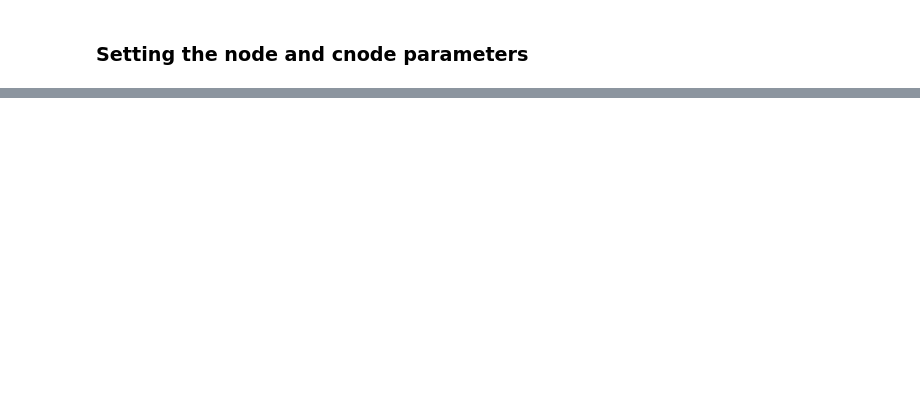
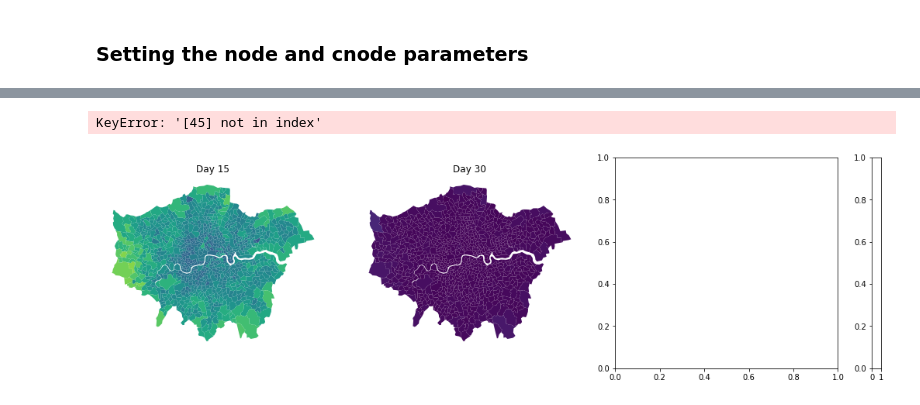
Before and after one commit to lukastk/PyRossGeo, a Jupyter notebook: examples/ex6-london-simulation/london-simulation.ipynb, the cells around one changed output, grey strips where cells are left out. Cells and saved outputs as stored; diff of their text form; code cells hidden in the pictures; blank space fills up the shorter version.

```diff
--- a/examples/ex6-london-simulation/london-simulation.ipynb
+++ b/examples/ex6-london-simulation/london-simulation.ipynb
@@ -170,0 +407,35 @@ for home, age, O, seed_quantity in seed_pop:
+# %%
+# Reproduce the node table (copied from "London Commute Network.ipynb")
+boroughs = ["City of London", "Camden", "Greenwich", "Hackney", "Hammersmith and Fulham", "Islington", "Kensington and Chelsea",
+            "Lambeth", "Lewisham", "Southwark", "Tower Hamlets", "Wandsworth", "Westminster", "Barking and Dagenham", "Barnet", "Bexley", "Brent",
+            "Bromley", "Croydon", "Ealing", "Enfield", "Haringey", "Harrow", "Havering", "Hillingdon", "Hounslow", "Kingston upon Thames",
+            "Merton", "Newham", "Redbridge", "Richmond upon Thames", "Sutton", "Waltham Forest"]
+msoa_to_lad = pd.read_csv('london_geo/data/PCD_OA_LSOA_MSOA_LAD_FEB20_UK_LU.csv', encoding="latin_1")
+lads_london = msoa_to_lad[msoa_to_lad.ladnm.isin(boroughs).fillna(False)][['ladcd']].drop_duplicates().rename(columns={'ladcd':'lad'})
+msoas_london = msoa_to_lad[msoa_to_lad.ladnm.isin(boroughs).fillna(False)][['msoa11cd']].drop_duplicates().rename(columns={'msoa11cd':'msoa'})
+
+age_commute_table = pd.read_csv("london_geo/data/wu02ew_msoa.csv")
+londoners_work_london = age_commute_table[age_commute_table['Area of residence'].isin(msoas_london.msoa)]
+londoners_work_london = londoners_work_london[londoners_work_london['Area of workplace'].isin(msoas_london.msoa)]
+londoners_work_london = londoners_work_london.rename(columns={'All categories: Age 16 and over':'All Ages'})
+node_table = londoners_work_london[['Area of residence']].drop_duplicates().reset_index(drop=True).rename(columns={'Area of residence':'msoa'})
+node_table['NodeIndex'] = node_table.index
+# %%
+sir_data = np.zeros( (location_data.shape[0],location_data.shape[1], 3, location_data.shape[3]) )
+sir_data[:,:,0,:] = location_data[:,:,0,:]
+sir_data[:,:,1,:] = location_data[:,:,1,:] + location_data[:,:,2,:] + location_data[:,:,3,:]
+sir_data[:,:,2,:] = location_data[:,:,4,:]
+
+time_stesp = ts
+# %%
+sir_indices = [[*index] for index, _ in np.ndenumerate(sir_data[0,:,:,:])]
+sir_frame = pd.DataFrame(sir_indices, columns=["AgeGroup", "Class", "NodeIndex"])
+s1, s2, s3, s4 = sir_data.shape
+n_days = s1
+for i in range(s1):
+    sir_frame[i] = sir_data.reshape((s1, s2*s3*s4))[i,:]
+sir_frame = sir_frame.merge(node_table)
+
+# Useful quantities:
+population = sir_frame.sum()[0]
+population_per_msoa = sir_frame.groupby('msoa').sum().reset_index()
@@ -170,0 +489,11 @@ for home, age, O, seed_quantity in seed_pop:
+# %%
+fig, (ax1, ax2, ax3, cax) = plt.subplots(1, 4, figsize=(18, 5), gridspec_kw={'width_ratios':[15, 15, 15, 0.6]})
+plot_relative(infected_sir_frame, 15, ax1, title="Day %s" % 15, legend=False)
+plot_relative(infected_sir_frame, 30, ax2, title="Day %s" % 30, legend=False)
+plot_relative(infected_sir_frame, 45, ax3, title="Day %s" % 45, legend=True, cax=cax)
+fig.tight_layout(rect=[0, 0.03, 1, 0.9])
+fig.suptitle("Percentage of Infected - SIR Model", fontsize=18)
+plt.savefig("sir-plot.pdf")
+# %% [output]
+KeyError: '[45] not in index'
+[figure, added]
```
Also changed, not shown: parts of 24 cells of this notebook, 29 other files.
